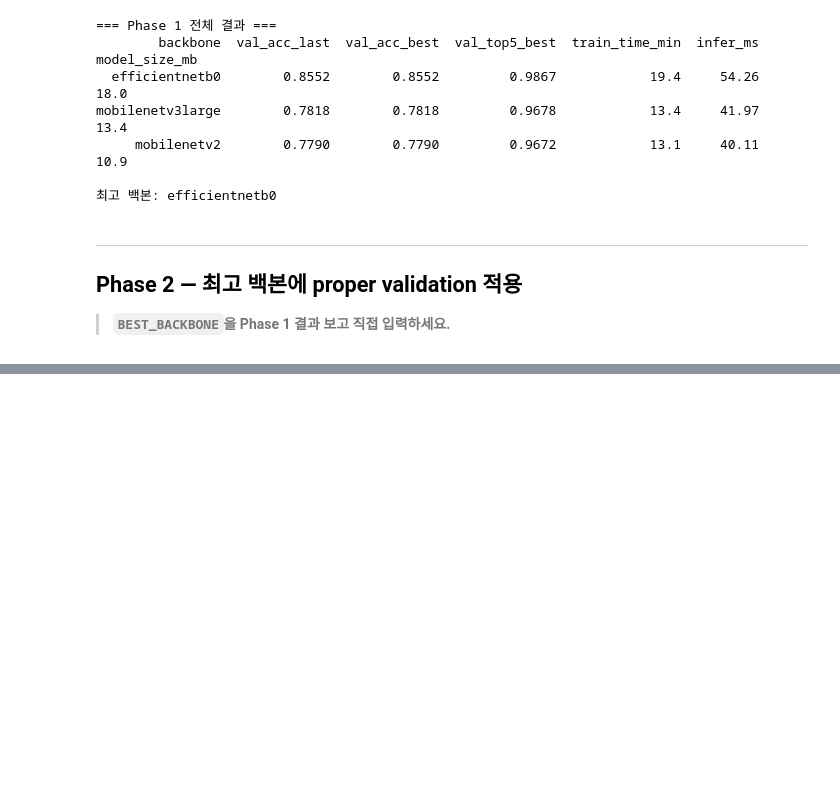
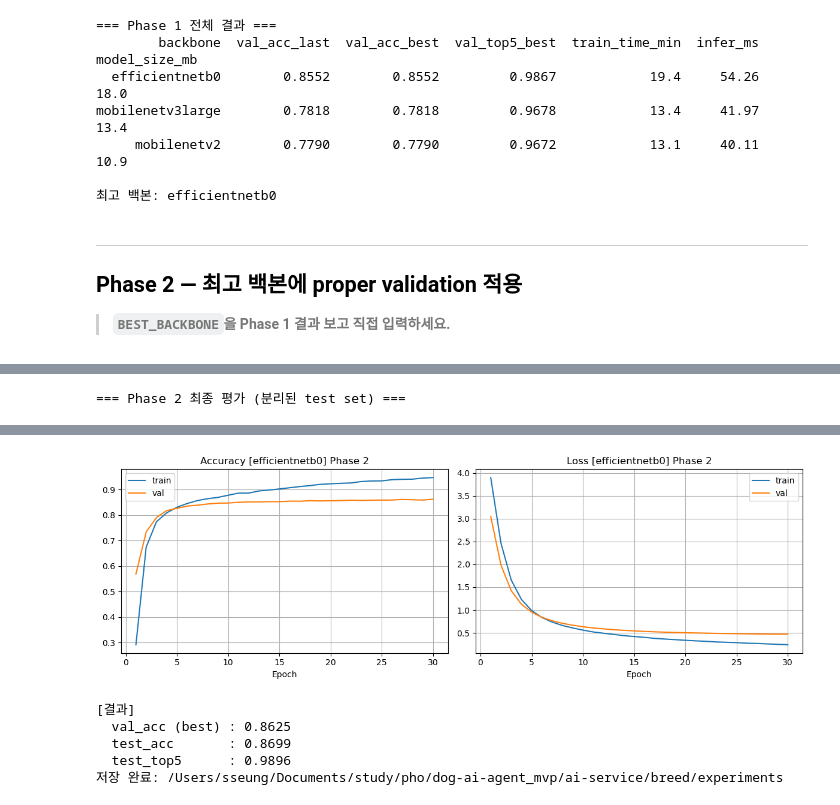
Before and after one commit to Dog-AI-Agent/dog-ai-agent_mvp, a Jupyter notebook: ai-service/breed/model_comparison.ipynb, the cells around one changed output, grey strips where cells are left out. Cells and saved outputs as stored; diff of their text form; code cells hidden in the pictures; blank space fills up the shorter version.

```diff
--- a/ai-service/breed/model_comparison.ipynb
+++ b/ai-service/breed/model_comparison.ipynb
@@ -503,55 +617,41 @@ print(f'저장 완료: {SAVE_DIR}')
 # %%
-# 저장된 best 모델 로드 후 이어서 학습
-# EXTRA_EPOCHS: 추가할 에폭 수 (현재 30에서 얼마나 더 돌릴지)
-EXTRA_EPOCHS = 20
+print('=== Phase 2 최종 평가 (분리된 test set) ===')
+eval_res = model_p2.evaluate(test_b, verbose=1, return_dict=True)
 
-model_p2 = tf.keras.models.load_model(best_model_path)
-print(f'모델 로드 완료: {best_model_path}')
-
-# callbacks 재사용 (best_model_path 동일 — 더 좋은 val_loss 나오면 덮어씀)
-t0 = time.time()
-history_p2_cont = model_p2.fit(
-    train_b,
-    epochs=EXTRA_EPOCHS,
-    validation_data=val_b,
-    callbacks=callbacks,
-    verbose=1
-)
-elapsed_cont = time.time() - t0
-actual_epochs_cont = len(history_p2_cont.history['val_accuracy'])
-print(f'이어서 학습 완료 ({elapsed_cont/60:.1f}분) / 추가 에폭: {actual_epochs_cont}')
-
-# 최종 평가
-eval_res_cont = model_p2.evaluate(test_b, verbose=1, return_dict=True)
-
-p2_cont_result = {
+p2_result = {
     'backbone':       BEST_BACKBONE,
-    'phase':          'Phase2_cont',
-    'val_acc_best':   round(max(history_p2_cont.history['val_accuracy']), 4),
-    'val_top5_best':  round(max(history_p2_cont.history['val_top_k_categorical_accuracy']), 4),
-    'test_acc':       round(eval_res_cont['accuracy'], 4),
-    'test_top5':      round(eval_res_cont['top_k_categorical_accuracy'], 4),
-    'epochs_run':     actual_epochs_cont,
-    'train_time_min': round(elapsed_cont / 60, 1),
+    'phase':          'Phase2',
+    'val_acc_best':   round(max(history_p2.history['val_accuracy']), 4),
+    'val_top5_best':
+round(max(history_p2.history['val_top_k_categorical_accuracy']), 4),
+    'test_acc':       round(eval_res['accuracy'], 4),
+    'test_top5':      round(eval_res['top_k_categorical_accuracy'], 4),
+    'val_size':       len(val_labels_list),
+    'test_size':      len(test_labels_list),
+    'epochs_run':     actual_epochs,
+    'train_time_min': round(elapsed_p2 / 60, 1),
 }
-pd.DataFrame([p2_cont_result]).to_csv(f'{SAVE_DIR}/phase2_{BEST_BACKBONE}_cont.csv', index=False)
+pd.DataFrame([p2_result]).to_csv(f'{SAVE_DIR}/phase2_{BEST_BACKBONE}.csv',
+index=False)
 
 fig, axes = plt.subplots(1, 2, figsize=(12, 4))
-ep = range(1, actual_epochs_cont + 1)
-axes[0].plot(ep, history_p2_cont.history['accuracy'], label='train')
-axes[0].plot(ep, history_p2_cont.history['val_accuracy'], label='val')
-axes[0].set_title(f'Accuracy [{BEST_BACKBONE}] Phase 2 cont.')
+ep = range(1, actual_epochs + 1)
+axes[0].plot(ep, history_p2.history['accuracy'], label='train')
+axes[0].plot(ep, history_p2.history['val_accuracy'], label='val')
+axes[0].set_title(f'Accuracy [{BEST_BACKBONE}] Phase 2')
 axes[0].set_xlabel('Epoch'); axes[0].legend(); axes[0].grid(True)
-axes[1].plot(ep, history_p2_cont.history['loss'], label='train')
-axes[1].plot(ep, history_p2_cont.history['val_loss'], label='val')
-axes[1].set_title(f'Loss [{BEST_BACKBONE}] Phase 2 cont.')
+axes[1].plot(ep, history_p2.history['loss'], label='train')
+axes[1].plot(ep, history_p2.history['val_loss'], label='val')
+axes[1].set_title(f'Loss [{BEST_BACKBONE}] Phase 2')
 axes[1].set_xlabel('Epoch'); axes[1].legend(); axes[1].grid(True)
 plt.tight_layout()
-plt.savefig(f'{SAVE_DIR}/phase2_{BEST_BACKBONE}_cont.png', dpi=150)
+plt.savefig(f'{SAVE_DIR}/phase2_{BEST_BACKBONE}_result.png', dpi=150)
 plt.show()
 
 print(f'\n[결과]')
-print(f'  val_acc (best) : {p2_cont_result["val_acc_best"]}')
-print(f'  test_acc       : {p2_cont_result["test_acc"]}')
-print(f'  test_top5      : {p2_cont_result["test_top5"]}')
+print(f'  val_acc (best) : {p2_result["val_acc_best"]}')
+print(f'  test_acc       : {p2_result["test_acc"]}')
+print(f'  test_top5      : {p2_result["test_top5"]}')
 print(f'저장 완료: {SAVE_DIR}')
+# %% [output]
+=== Phase 2 최종 평가 (분리된 test set) ===
@@ -557,0 +660,6 @@ print(f'저장 완료: {SAVE_DIR}')
+[figure, added]
+[결과]
+  val_acc (best) : 0.8625
+  test_acc       : 0.8699
+  test_top5      : 0.9896
+저장 완료: /Users/sseung/Documents/study/pho/dog-ai-agent_mvp/ai-service/breed/experiments
```
Also changed, not shown: parts of 9 cells of this notebook.
